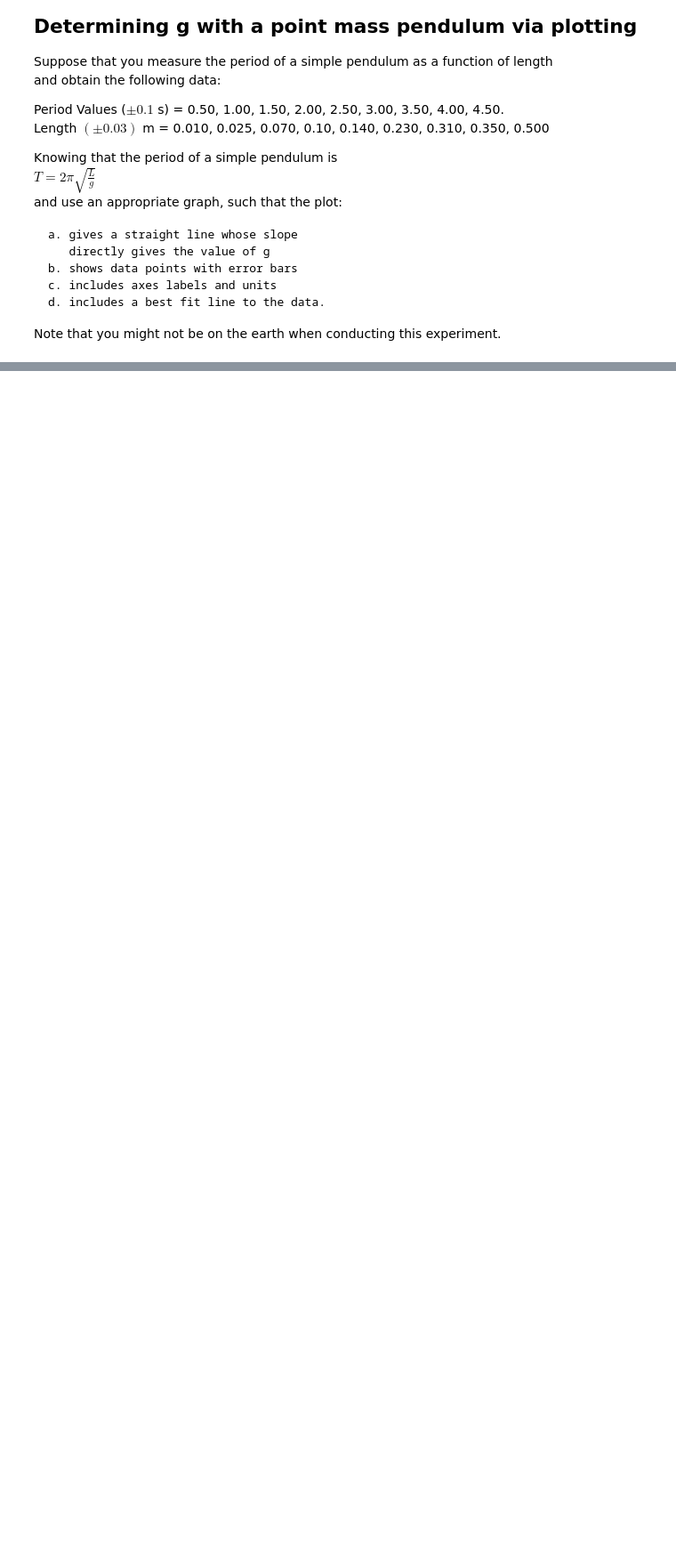
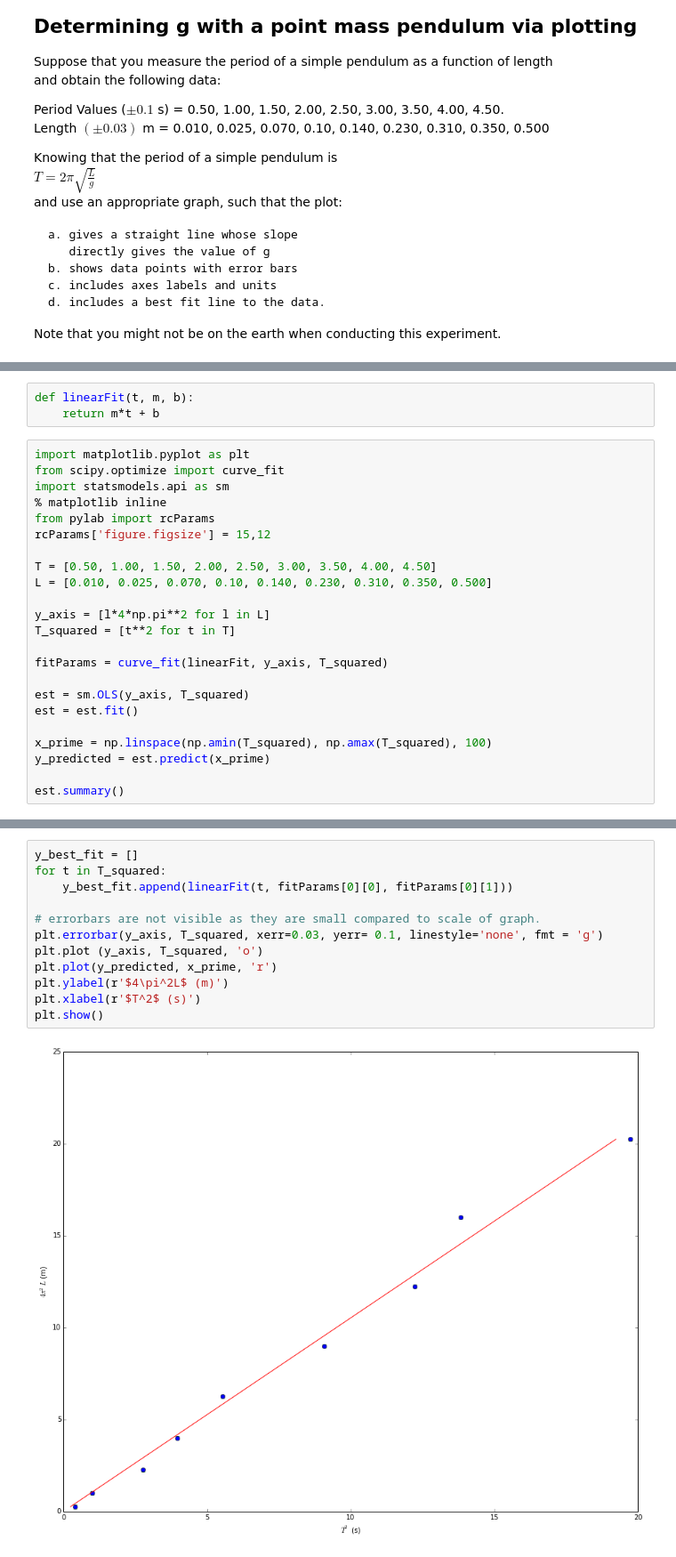
Before and after one commit to samuel-barton/240FinalExam, a Jupyter notebook: BartonSamuelAnswers.ipynb, the cells around one changed output, grey strips where cells are left out. Shown at 89% size. Cells and saved outputs as stored; diff of their text form; blank space fills up the shorter version.

```diff
--- a/BartonSamuelAnswers.ipynb
+++ b/BartonSamuelAnswers.ipynb
@@ -186,0 +191,26 @@ edit this cell to describe your solution method.
+# %%
+def linearFit(t, m, b):
+    return m*t + b
+# %%
+import matplotlib.pyplot as plt
+from scipy.optimize import curve_fit
+import statsmodels.api as sm
+% matplotlib inline
+from pylab import rcParams
+rcParams['figure.figsize'] = 15,12
+
+T = [0.50, 1.00, 1.50, 2.00, 2.50, 3.00, 3.50, 4.00, 4.50]
+L = [0.010, 0.025, 0.070, 0.10, 0.140, 0.230, 0.310, 0.350, 0.500]
+
+y_axis = [l*4*np.pi**2 for l in L]
+T_squared = [t**2 for t in T]
+
+fitParams = curve_fit(linearFit, y_axis, T_squared)
+
+est = sm.OLS(y_axis, T_squared)
+est = est.fit()
+
+x_prime = np.linspace(np.amin(T_squared), np.amax(T_squared), 100)
+y_predicted = est.predict(x_prime)
+
+est.summary()
@@ -186,0 +234,14 @@ edit this cell to describe your solution method.
+# %%
+y_best_fit = []
+for t in T_squared:
+    y_best_fit.append(linearFit(t, fitParams[0][0], fitParams[0][1]))
+
+# errorbars are not visible as they are small compared to scale of graph.
+plt.errorbar(y_axis, T_squared, xerr=0.03, yerr= 0.1, linestyle='none', fmt = 'g')
+plt.plot (y_axis, T_squared, 'o')
+plt.plot(y_predicted, x_prime, 'r')
+plt.ylabel(r'$4\pi^2L$ (m)')
+plt.xlabel(r'$T^2$ (s)')
+plt.show()
+# %% [output]
+[figure, added]
```
Also changed, not shown: parts of 8 cells of this notebook.
